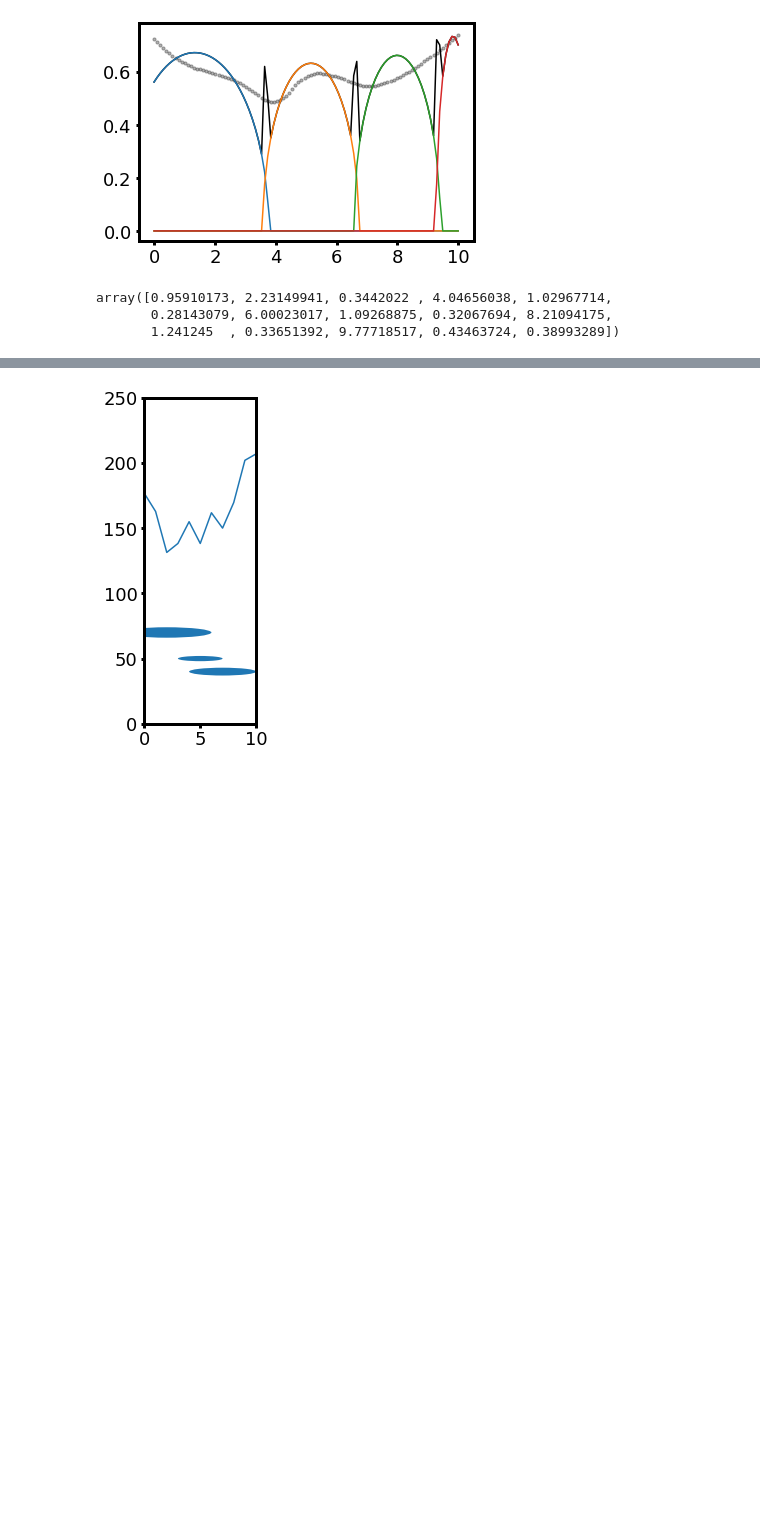
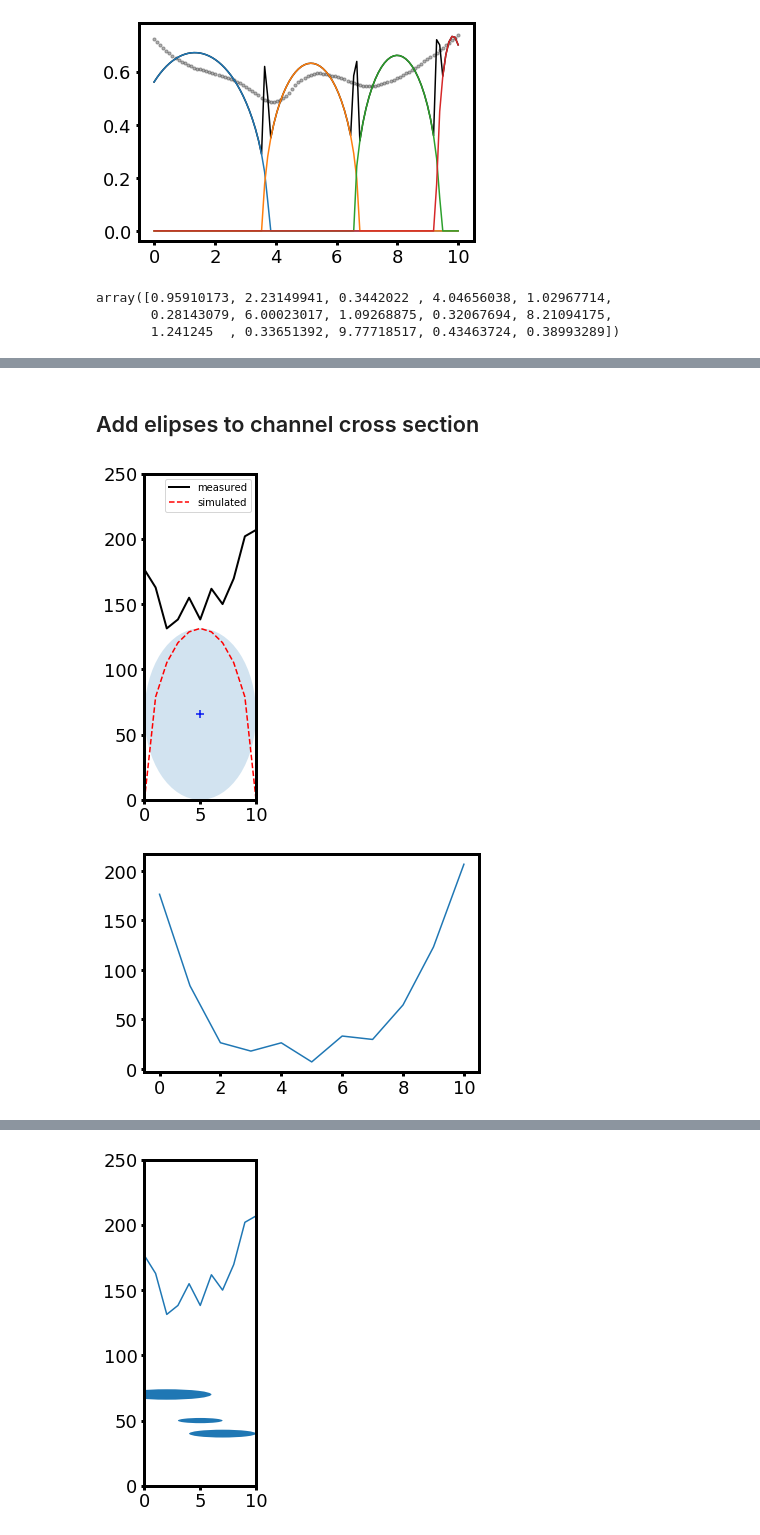
Before and after one commit to ericmuckley/fluid_channel_modeling, a Jupyter notebook: channel_modeling_disks.ipynb, the cells around one changed output, grey strips where cells are left out. Cells and saved outputs as stored; diff of their text form; code cells hidden in the pictures; blank space fills up the shorter version.

```diff
--- a/channel_modeling_disks.ipynb
+++ b/channel_modeling_disks.ipynb
@@ -16,8 +16,12 @@ import cv2
 import numpy as np
 from glob import glob
 from time import time
+
 import matplotlib.pyplot as plt
+from matplotlib import patches
+
 from scipy.optimize import curve_fit
+
 from scipy.interpolate import splrep
 from scipy.interpolate import splev
 
@@ -73,6 +77,15 @@ def get_bubbles(model_info, channel):
         'rad_squared': np.square(rad_list),
         'x': x_list,
         'y': y_list}
+
+def ellipse_integral(x, c, w, h):
+    """
+    Get intetral of ellipse across 'x' range, with center at 'c',
+    width 'w', and height 'h'.
+    """
+    y = h * np.sqrt(1 - np.square(x-c)/np.square(w/2))
+    return np.nan_to_num(y)
+
 
 def single_cross_sec_ellipse(x, c, rx, ry):
     """
@@ -240,9 +253,3 @@ popt
 array([0.95910173, 2.23149941, 0.3442022 , 4.04656038, 1.02967714,
        0.28143079, 6.00023017, 1.09268875, 0.32067694, 8.21094175,
        1.241245  , 0.33651392, 9.77718517, 0.43463724, 0.38993289])
-# %%
-for i in range(5):
-    x_coords = np.arange(img.shape[0])
-    profile = img[:, i]
-    plt.plot(x_coords, profile)
-plt.show()
@@ -250,0 +256,60 @@ plt.show()
+# %% [markdown]
+## Add elipses to channel cross section
+# %%
+
+# use this to reample the cross section for higher resolution
+#cs = resample(np.column_stack((np.arange(img.shape[0]), img[:,i])))
+cs = np.column_stack((np.arange(img.shape[0]), img[:,i]))
+
+# create dictionary for elliptical bubble dimensions (center, width, height)
+# the initial bubble is created as large as possible to fit inside measured cross section
+bub = {
+    'c': [[np.max(cs[:,0])/2, np.min(cs[:,1])/2]],
+    'w': [np.max(cs[:,0])],
+    'h': [np.min(cs[:,1])]}
+
+
+# add void fraction cross section to plot
+fig, ax = plt.subplots()
+ax.plot(cs[:,0], cs[:,1], lw=2, c='k', label='measured')
+
+# create simulated cross section to hold ellipse cross sections and plot it
+sim_cs = ellipse_integral(cs[:,0], bub['c'][0][0], bub['w'][0], bub['h'][0])
+ax.add_patch(patches.Ellipse(bub['c'][0], bub['w'][0], bub['h'][0], alpha=0.2))
+ax.scatter(*bub['c'][0], marker='+', s=80, c='b')
+
+residual = np.column_stack((cs[:, 0], cs[:,1]-sim_cs))
+
+# create new bubbles
+for c in range(1,1):
+
+    # calculate residual between measured and simulated cross sections
+    residual = np.column_stack((cs[:, 0], cs[:,1]-sim_cs))
+
+
+    new_c, new_w, new_h = [8, 135], 2, 30
+
+    bub['c'].append(new_c)
+    bub['w'].append(new_w)
+    bub['h'].append(new_h)
+
+    # add ellipse cross section to total simulated cross section and plot
+    sim_cs += ellipse_integral(cs[:,0], bub['c'][c][0], bub['w'][c], bub['h'][c])
+    ax.add_patch(patches.Ellipse(bub['c'][c], bub['w'][c], bub['h'][c], alpha=0.2))
+    ax.scatter(*bub['c'][c], marker='+', s=80, c='b')
+
+# plot simulated void fraction cross section
+ax.plot(cs[:, 0], sim_cs, c='r', linestyle='--', label='simulated')
+
+plt.xlim([cs[0,0], cs[-1,0]])
+plt.ylim([0, data['d_um']])
+fig.set_size_inches(2, 6)
+plt.legend()
+plt.show()
+
+# plot difference in
+plt.plot(cs[:,0], cs[:,1] - sim_cs)
+plt.show()
+# %% [output]
+[figure, added]
+[figure, added]
```
Also changed, not shown: parts of 6 cells of this notebook.
